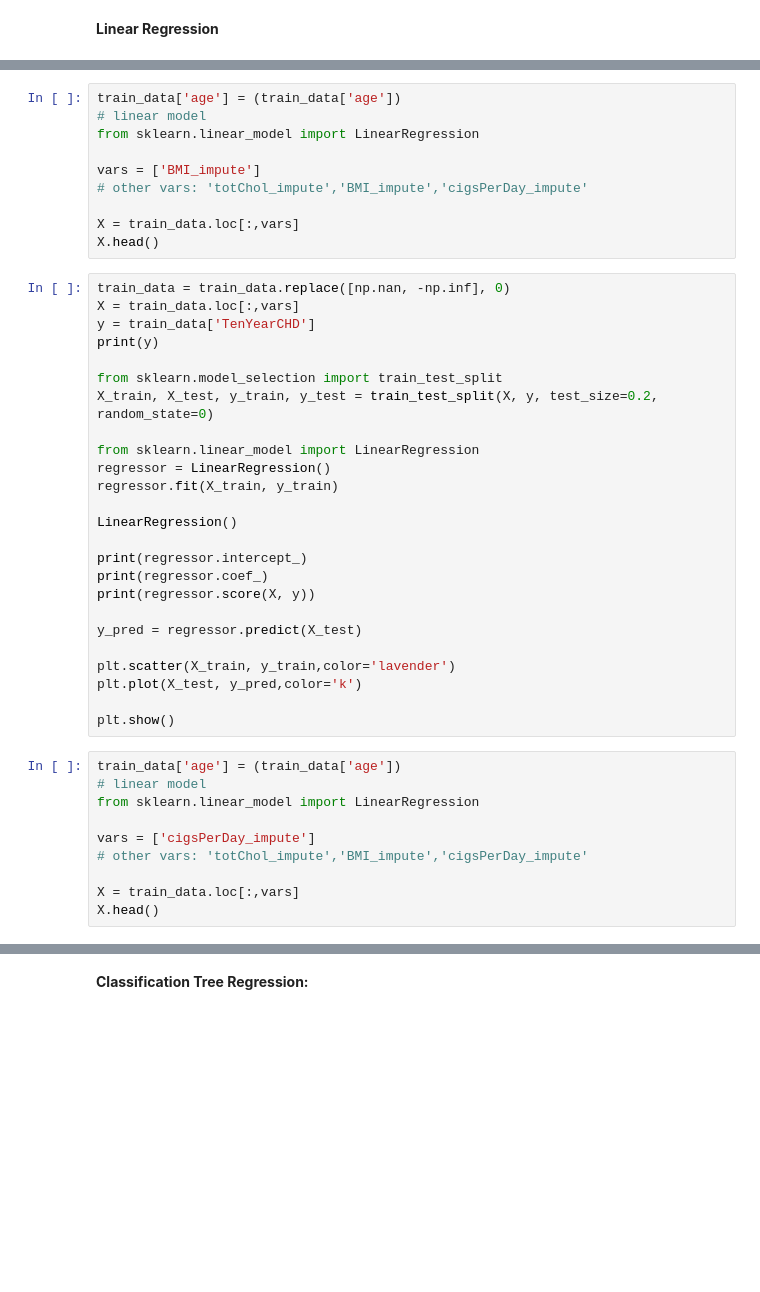
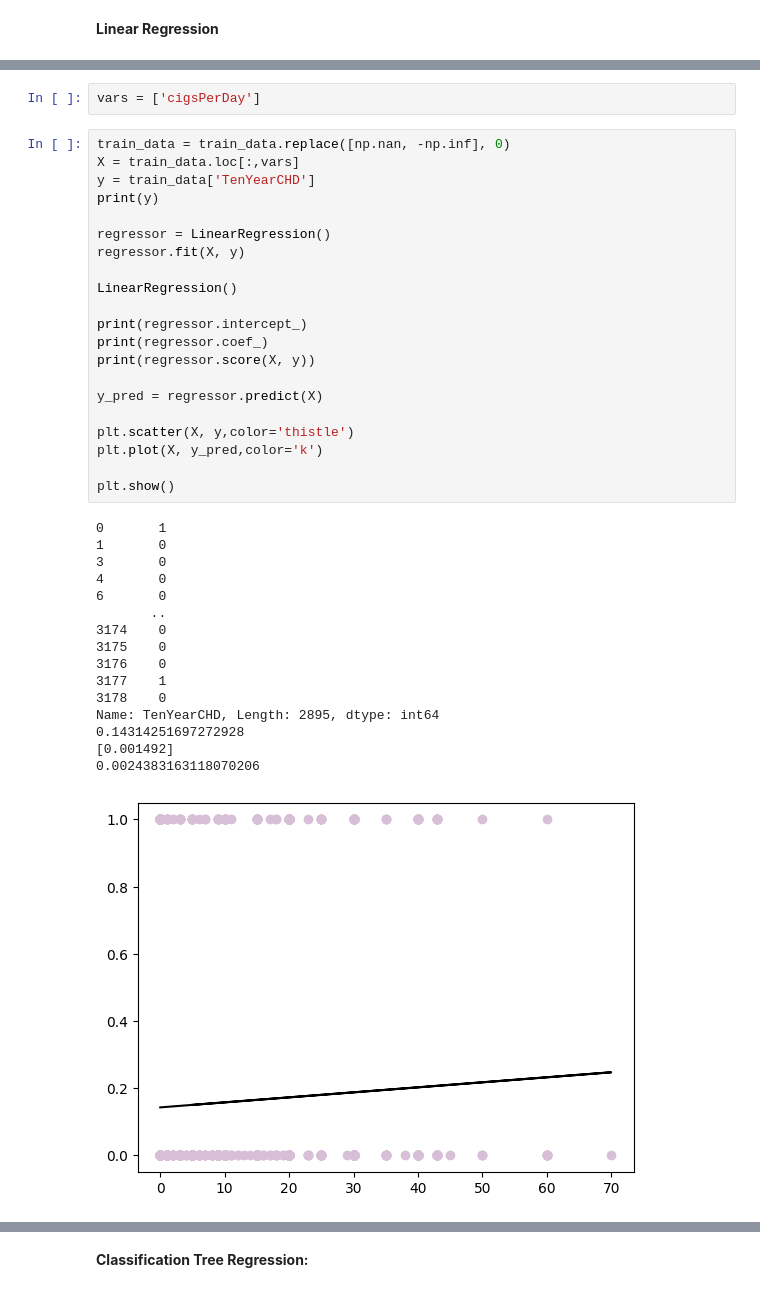
Before and after one commit to vnewsome/project_chd, a Jupyter notebook: ML_project2.ipynb, the cells around one changed output, grey strips where cells are left out. Saved outputs shown, nothing was run; the diff lists cells and outputs as text; blank space fills up the shorter version.

```diff
--- a/ML_project2.ipynb
+++ b/ML_project2.ipynb
@@ -369,45 +433,40 @@ plt.show()
-# %%
-train_data['age'] = (train_data['age'])
-# linear model
-from sklearn.linear_model import LinearRegression
-
-vars = ['BMI_impute']
-# other vars: 'totChol_impute','BMI_impute','cigsPerDay_impute'
-
-X = train_data.loc[:,vars]
-X.head()
+# %%
+vars = ['cigsPerDay']
 # %%
 train_data = train_data.replace([np.nan, -np.inf], 0)
 X = train_data.loc[:,vars]
 y = train_data['TenYearCHD']
 print(y)
 
-from sklearn.model_selection import train_test_split
-X_train, X_test, y_train, y_test = train_test_split(X, y, test_size=0.2, random_state=0)
-
-from sklearn.linear_model import LinearRegression
 regressor = LinearRegression()
-regressor.fit(X_train, y_train)
+regressor.fit(X, y)
 
 LinearRegression()
 
 print(regressor.intercept_)
 print(regressor.coef_)
 print(regressor.score(X, y))
 
-y_pred = regressor.predict(X_test)
+y_pred = regressor.predict(X)
 
-plt.scatter(X_train, y_train,color='lavender')
-plt.plot(X_test, y_pred,color='k')
+plt.scatter(X, y,color='thistle')
+plt.plot(X, y_pred,color='k')
 
 plt.show()
+# %% [output]
+0       1
+1       0
+3       0
+4       0
+6       0
+       ..
+3174    0
+3175    0
+3176    0
+3177    1
+3178    0
+Name: TenYearCHD, Length: 2895, dtype: int64
+0.14314251697272928
+[0.001492]
+0.0024383163118070206
+[figure, added]
-# %%
-train_data['age'] = (train_data['age'])
-# linear model
-from sklearn.linear_model import LinearRegression
-
-vars = ['cigsPerDay_impute']
-# other vars: 'totChol_impute','BMI_impute','cigsPerDay_impute'
-
-X = train_data.loc[:,vars]
-X.head()
```
Also changed, not shown: parts of 16 cells of this notebook.
